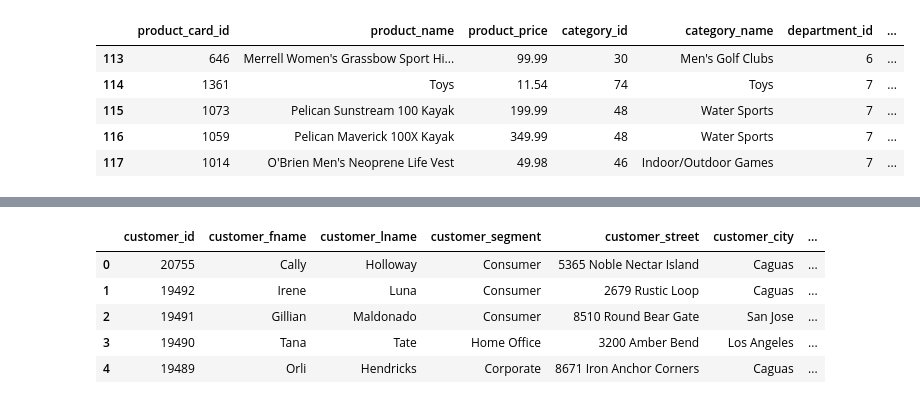
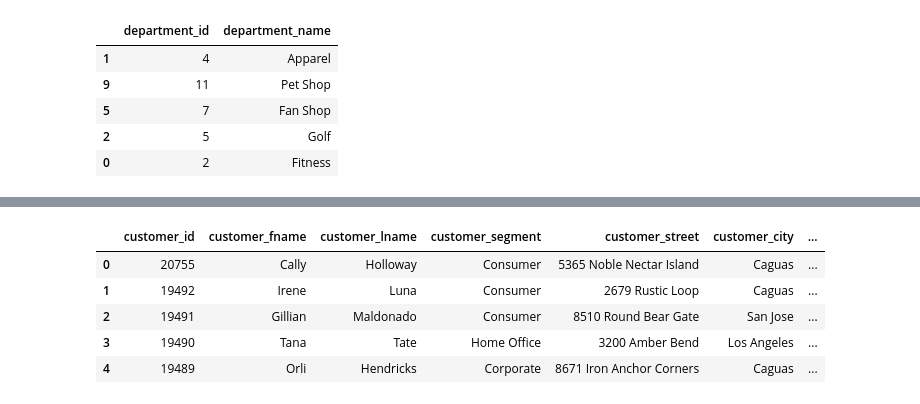
Before and after one commit to fabihrndz/e-commerce-operations-insights, a Jupyter notebook: notebooks/03_ingester.ipynb, the cells around one changed output, grey strips where cells are left out. Saved outputs shown, nothing was run; the diff lists cells and outputs as text; code cells hidden in the pictures.

```diff
--- a/notebooks/03_ingester.ipynb
+++ b/notebooks/03_ingester.ipynb
@@ -36,13 +38,11 @@ df_data.sample(5)
 # %%
-dim_products = df_data[['product_card_id', 'product_name', 'product_price',
-                        'category_id', 'category_name', 'department_id',
-                        'department_name']].drop_duplicates(subset=['product_card_id']).reset_index(drop=True)
+department = df_data[["department_id", "department_name"]].drop_duplicates(subset=["department_id"]).reset_index(drop=True)
 # %%
-dim_products.tail(5)
+department.sample(5)
 # %% [output]
-|  | product_card_id | product_name | product_price | category_id | category_name | department_id | ... |
-| 113 | 646 | Merrell Women's Grassbow Sport Hi... | 99.99 | 30 | Men's Golf Clubs | 6 | ... |
-| 114 | 1361 | Toys | 11.54 | 74 | Toys | 7 | ... |
-| 115 | 1073 | Pelican Sunstream 100 Kayak | 199.99 | 48 | Water Sports | 7 | ... |
-| 116 | 1059 | Pelican Maverick 100X Kayak | 349.99 | 48 | Water Sports | 7 | ... |
-| 117 | 1014 | O'Brien Men's Neoprene Life Vest | 49.98 | 46 | Indoor/Outdoor Games | 7 | ... |
+|  | department_id | department_name |
+| 1 | 4 | Apparel |
+| 9 | 11 | Pet Shop |
+| 5 | 7 | Fan Shop |
+| 2 | 5 | Golf |
+| 0 | 2 | Fitness |
```
Also changed, not shown: parts of 7 cells of this notebook.
